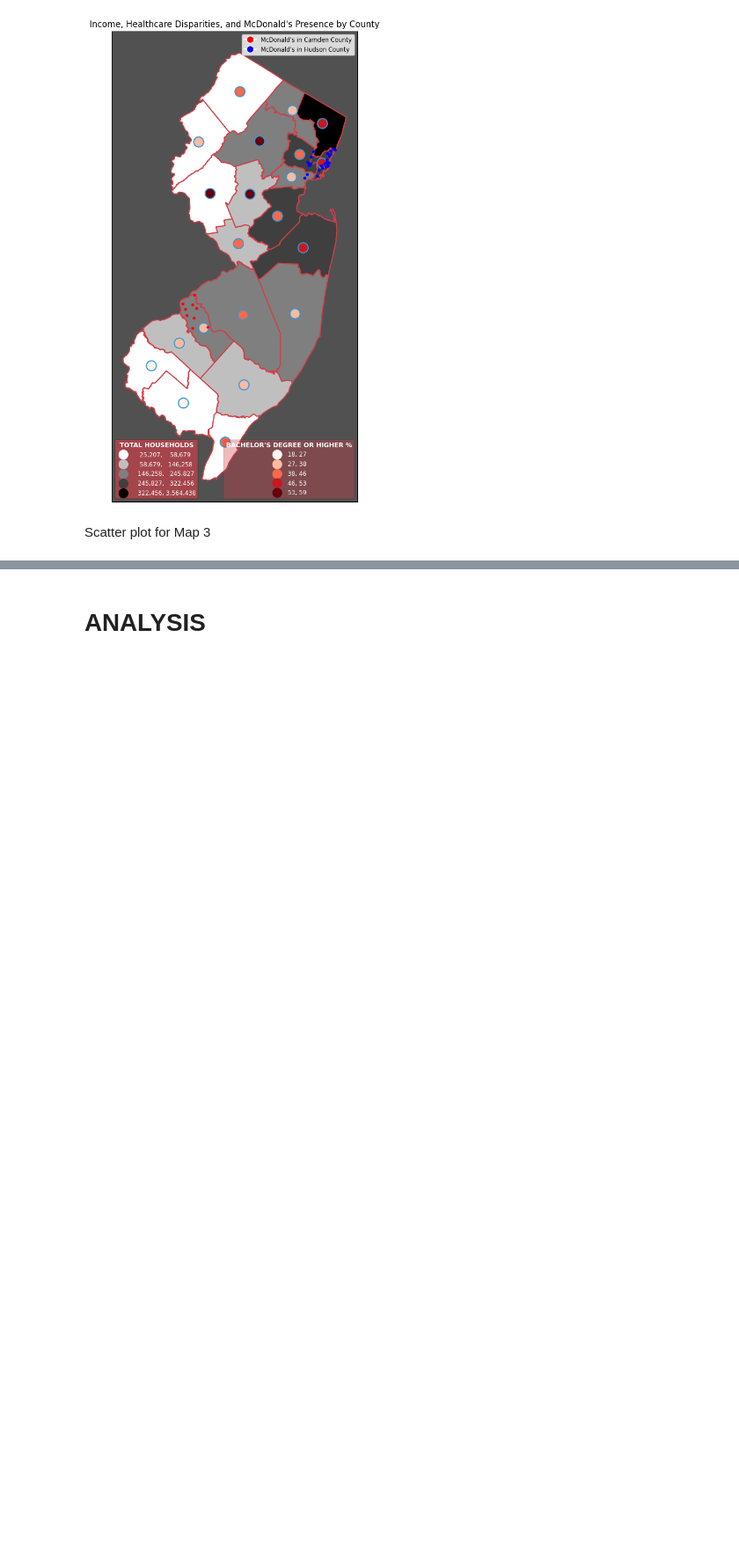
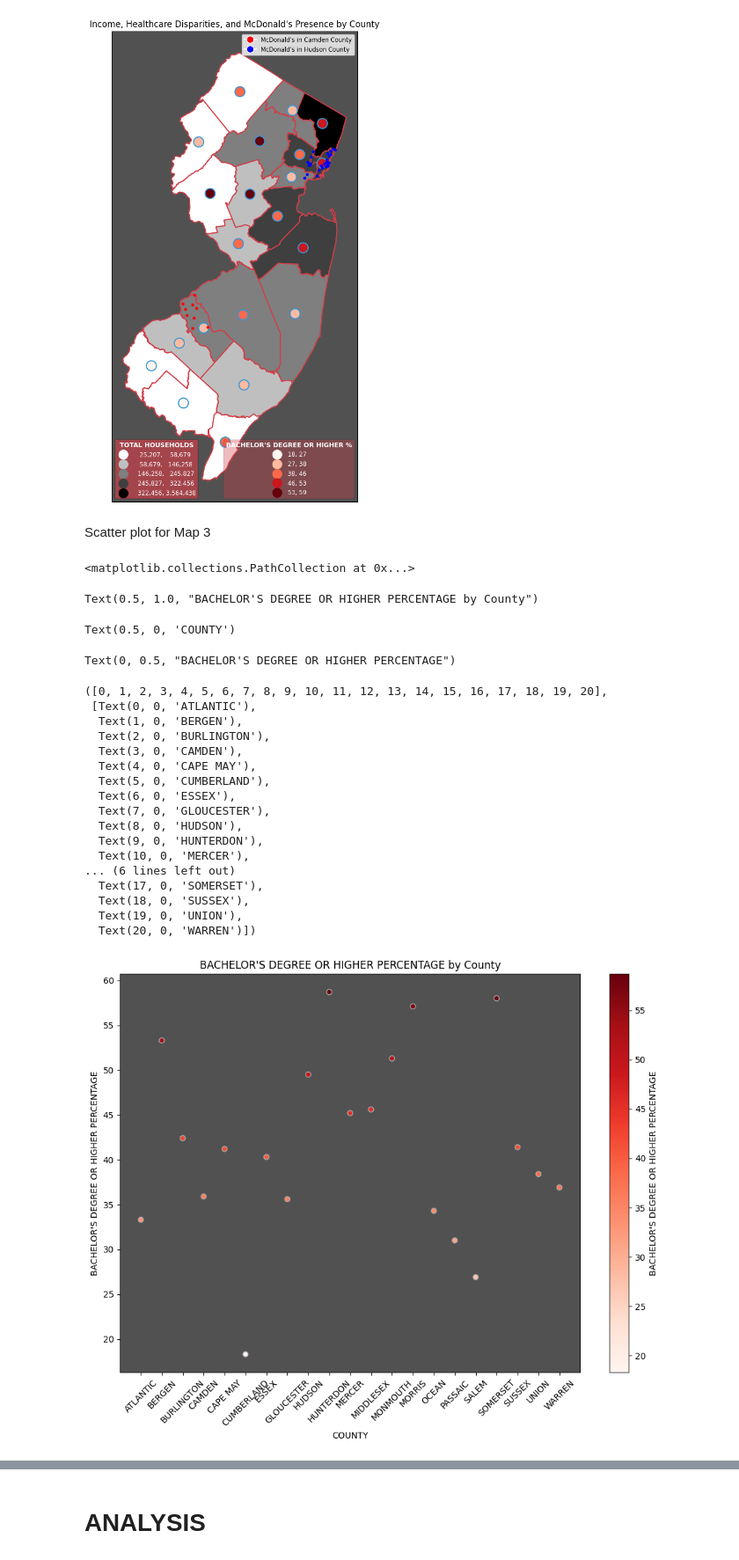
Before and after one commit to eadamsRU/GIS_RU, a Jupyter notebook: PS3_11072024.ipynb, the cells around one changed output, grey strips where cells are left out. Shown at 88% size. Drawn from its saved outputs; the diff is of its cells as text; code cells hidden in the pictures; blank space fills up the shorter version.

```diff
--- a/PS3_11072024.ipynb
+++ b/PS3_11072024.ipynb
@@ -1793,4 +1793,58 @@ Text(0.5, 1.0, "Income, Healthcare Disparities, and McDonald's Presence by Count
 [figure]
 # %% [markdown]
 Scatter plot for Map 3
+# %%
+import matplotlib.pyplot as plt
+import numpy as np
+
+# Sort the DataFrame by 'COUNTY' for alphabetical order
+NjC3_sorted = njC3.sort_values(by='COUNTY', ascending=True)
+
+# Create a figure and axis object
+fig, ax = plt.subplots(figsize=(10, 8))
+
+# Set the background color of the plot to dark gray
+ax.set_facecolor('#525151')
+
+# Create the scatter plot, with x-axis being counties and y-axis being population density
+ax.scatter(NjC3_sorted['COUNTY'], NjC3_sorted["BACHELOR'S DEGREE OR HIGHER PERCENTAGE"], c=NjC3_sorted["BACHELOR'S DEGREE OR HIGHER PERCENTAGE"], cmap='Reds', edgecolor='darkgray')
+
+# Add a title and labels
+ax.set_title("BACHELOR'S DEGREE OR HIGHER PERCENTAGE by County")
+ax.set_xlabel('COUNTY')
+ax.set_ylabel("BACHELOR'S DEGREE OR HIGHER PERCENTAGE")
+
+# Rotate the x-axis labels at a 45-degree angle for better readability
+plt.xticks(rotation=45)
+
+# Add a color bar to represent population density
+cbar = plt.colorbar(ax.collections[0], ax=ax)
+cbar.set_label("BACHELOR'S DEGREE OR HIGHER PERCENTAGE")
+
+# Display the scatter plot
+plt.tight_layout()
+plt.show()
+# %% [output]
+<matplotlib.collections.PathCollection at 0x...>
+Text(0.5, 1.0, "BACHELOR'S DEGREE OR HIGHER PERCENTAGE by County")
+Text(0.5, 0, 'COUNTY')
+Text(0, 0.5, "BACHELOR'S DEGREE OR HIGHER PERCENTAGE")
+([0, 1, 2, 3, 4, 5, 6, 7, 8, 9, 10, 11, 12, 13, 14, 15, 16, 17, 18, 19, 20],
+ [Text(0, 0, 'ATLANTIC'),
+  Text(1, 0, 'BERGEN'),
+  Text(2, 0, 'BURLINGTON'),
+  Text(3, 0, 'CAMDEN'),
+  Text(4, 0, 'CAPE MAY'),
+  Text(5, 0, 'CUMBERLAND'),
+  Text(6, 0, 'ESSEX'),
+  Text(7, 0, 'GLOUCESTER'),
+  Text(8, 0, 'HUDSON'),
+  Text(9, 0, 'HUNTERDON'),
+  Text(10, 0, 'MERCER'),
+... (6 lines left out)
+  Text(17, 0, 'SOMERSET'),
+  Text(18, 0, 'SUSSEX'),
+  Text(19, 0, 'UNION'),
+  Text(20, 0, 'WARREN')])
+[figure, added]
 # %%
```
Also changed, not shown: parts of 1 cell of this notebook.
